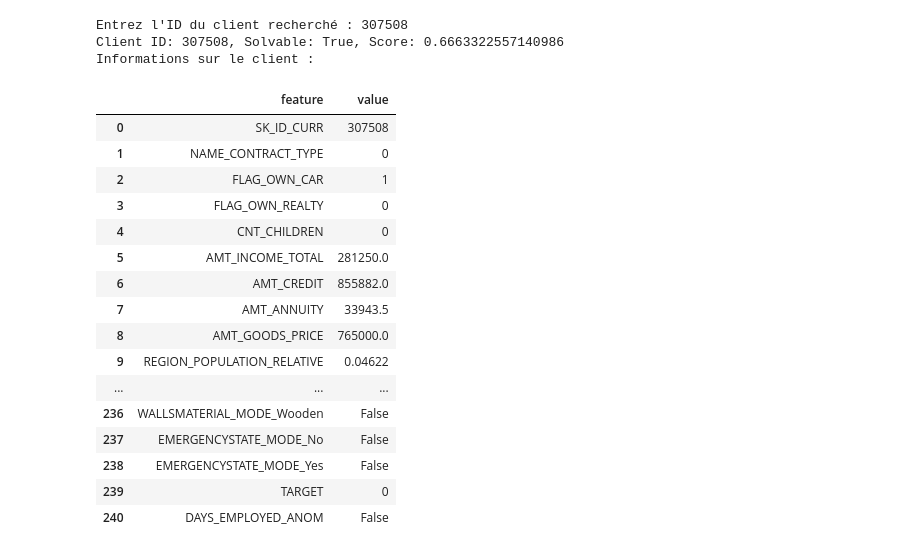
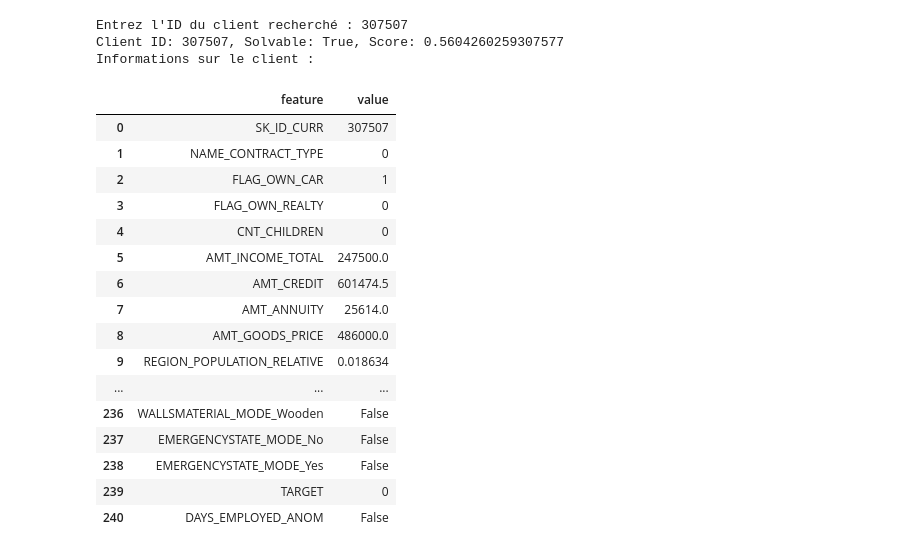
Before and after one commit to corentinlfi/Projet7, a Jupyter notebook: 2. INTERFACE API.ipynb, the cells around one changed output. Saved outputs shown, nothing was run; the diff lists cells and outputs as text; code cells hidden in the pictures.

```diff
--- a/2. INTERFACE API.ipynb
+++ b/2. INTERFACE API.ipynb
@@ -3,46 +3,46 @@ import requests
 import pandas as pd
 pd.set_option('display.max_rows', None)
 
 # Demander l'ID du client
 client_id = input("Entrez l'ID du client recherché :")  # Remplacez par un ID valide
 
 # Faire la requête à l'API
-response = requests.get(f"http://ec2-35-181-57-191.eu-west-3.compute.amazonaws.com:8000/predict/{client_id}")
+response = requests.get(f"http://ec2-35-180-189-143.eu-west-3.compute.amazonaws.com:8000/predict/{client_id}")
 
 # Vérifier la réponse
 if response.status_code == 200:
     result = response.json()
     #print(result)
 
     # Afficher l'ID du client et si le client est solvable
     print(f"Client ID: {result['client_id']}, Solvable: {result['solvable']}, Score: {result['probability']}")
 
     # Convertir les features en DataFrame
     client_features = result['client_features']
     client_features_df = pd.DataFrame(client_features)
 
     # Afficher le DataFrame des features
     print("Informations sur le client :")
     display(client_features_df)
 
 else:
     # En cas d'erreur, afficher le message d'erreur
     print("Error:", response.status_code, response.text)
 # %% [output]
-Entrez l'ID du client recherché : 307508
-Client ID: 307508, Solvable: True, Score: 0.6663322557140986
+Entrez l'ID du client recherché : 307507
+Client ID: 307507, Solvable: True, Score: 0.5604260259307577
 Informations sur le client :
 |  | feature | value |
-| 0 | SK_ID_CURR | 307508 |
+| 0 | SK_ID_CURR | 307507 |
 | 1 | NAME_CONTRACT_TYPE | 0 |
 | 2 | FLAG_OWN_CAR | 1 |
 | 3 | FLAG_OWN_REALTY | 0 |
 | 4 | CNT_CHILDREN | 0 |
-| 5 | AMT_INCOME_TOTAL | 281250.0 |
-| 6 | AMT_CREDIT | 855882.0 |
-| 7 | AMT_ANNUITY | 33943.5 |
-| 8 | AMT_GOODS_PRICE | 765000.0 |
-| 9 | REGION_POPULATION_RELATIVE | 0.04622 |
+| 5 | AMT_INCOME_TOTAL | 247500.0 |
+| 6 | AMT_CREDIT | 601474.5 |
+| 7 | AMT_ANNUITY | 25614.0 |
+| 8 | AMT_GOODS_PRICE | 486000.0 |
+| 9 | REGION_POPULATION_RELATIVE | 0.018634 |
 | ... | ... | ... |
 | 236 | WALLSMATERIAL_MODE_Wooden | False |
 | 237 | EMERGENCYSTATE_MODE_No | False |
```
Also changed, not shown: 4 other files.
